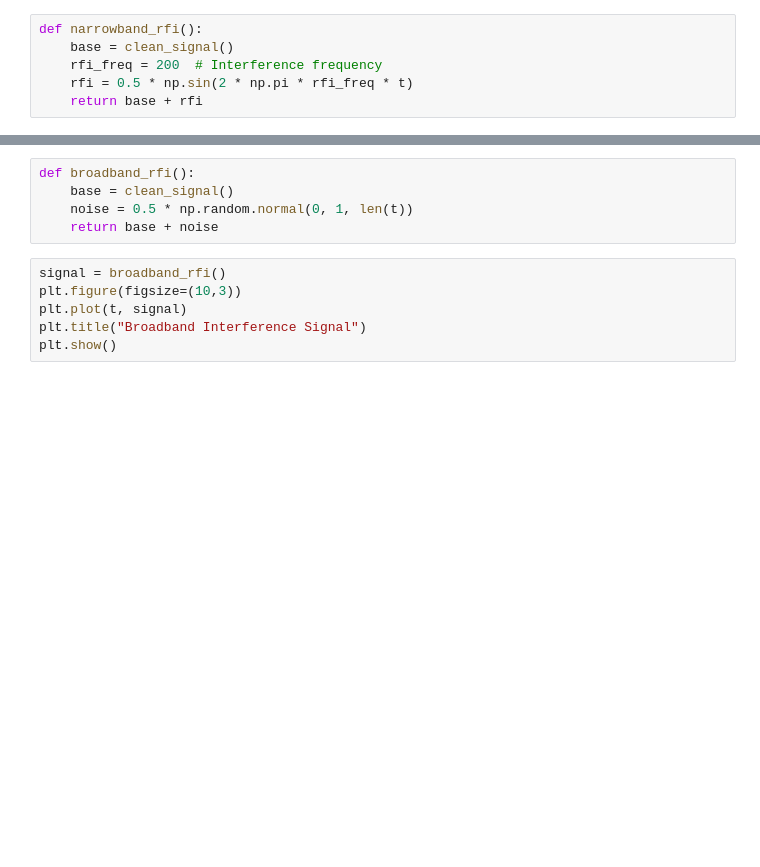
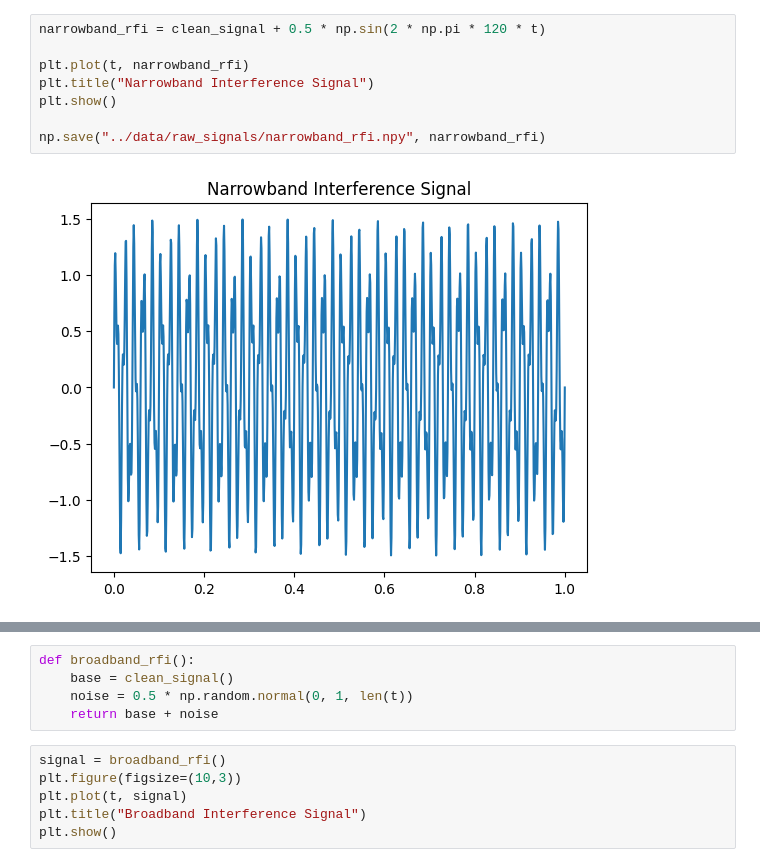
Before and after one commit to Tanmai7/AI_RFI_Detection_ML, a Jupyter notebook: notebooks/01_signal_generation.ipynb, the cells around one changed output, grey strips where cells are left out. Drawn from its saved outputs; the diff is of its cells as text; blank space fills up the shorter version.

```diff
--- a/notebooks/01_signal_generation.ipynb
+++ b/notebooks/01_signal_generation.ipynb
@@ -24,7 +20,11 @@ plt.show()
 # %%
-def narrowband_rfi():
-    base = clean_signal()
-    rfi_freq = 200  # Interference frequency
-    rfi = 0.5 * np.sin(2 * np.pi * rfi_freq * t)
-    return base + rfi
+narrowband_rfi = clean_signal + 0.5 * np.sin(2 * np.pi * 120 * t)
+
+plt.plot(t, narrowband_rfi)
+plt.title("Narrowband Interference Signal")
+plt.show()
+
+np.save("../data/raw_signals/narrowband_rfi.npy", narrowband_rfi)
+# %% [output]
+[figure, added]
 # %%
```
Also changed, not shown: parts of 5 cells of this notebook, 2 other files.
